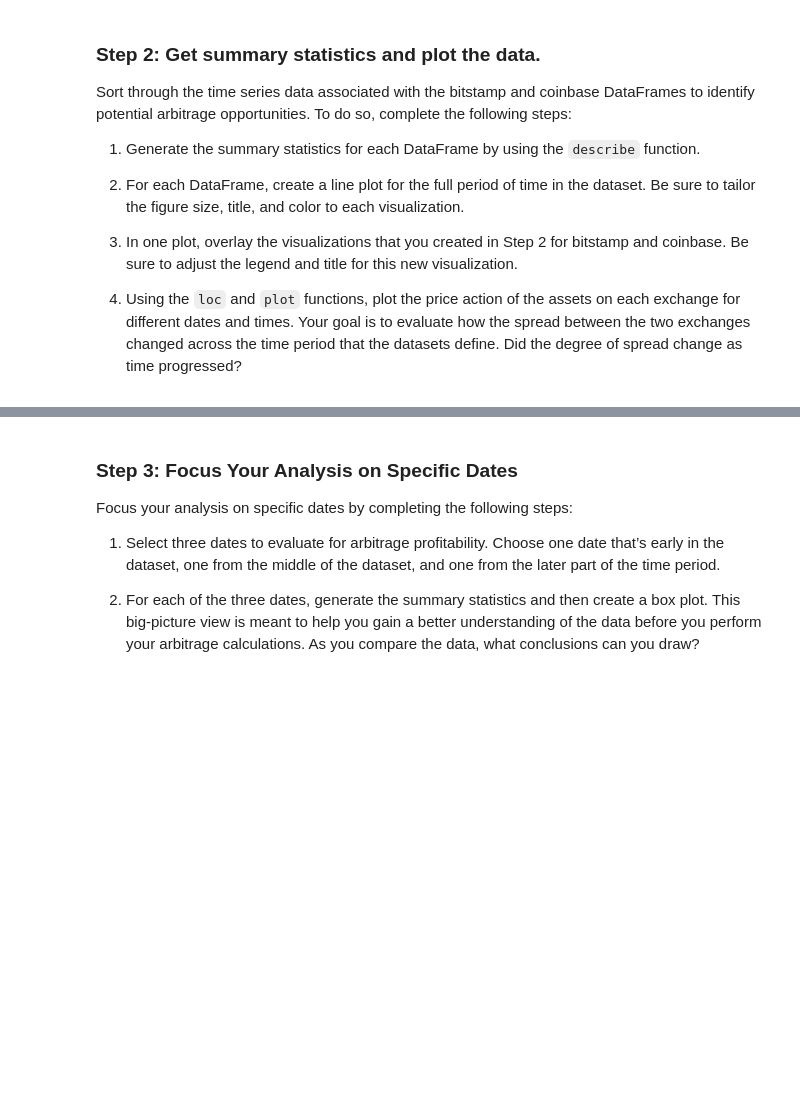
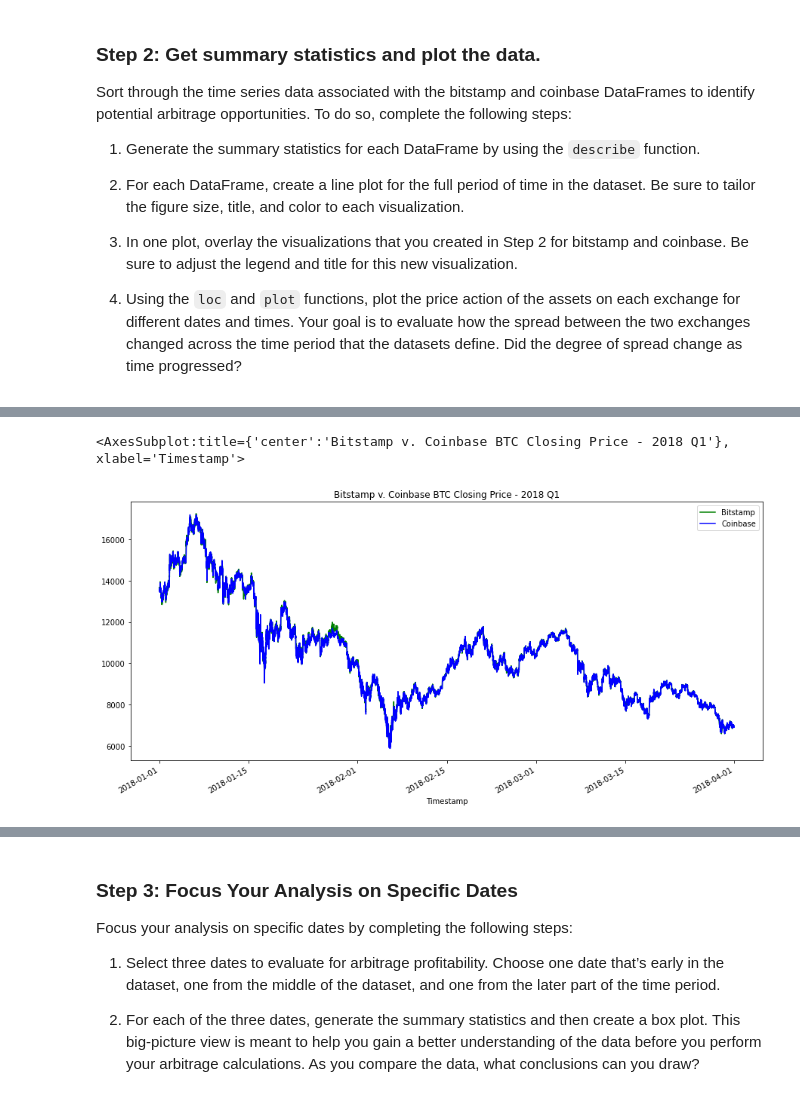
Before and after one commit to johngru/bitcoin_arbitrage_analysis, a Jupyter notebook: crypto_arbitrage.ipynb, the cells around one changed output, grey strips where cells are left out. Cells and saved outputs as stored; diff of their text form; code cells hidden in the pictures; blank space fills up the shorter version.

```diff
--- a/crypto_arbitrage.ipynb
+++ b/crypto_arbitrage.ipynb
@@ -315,8 +361,21 @@ Sort through the time series data associated with the bitstamp and coinbase Data
 # %%
 # Overlay the visualizations for the bitstamp and coinbase DataFrames in one plot
 # The plot should visualize the prices over the full lenth of the dataset
 # Be sure to include the parameters: legend, figure size, title, and color and label
-# YOUR CODE HERE
+bitstamp_sliced.plot(kind='line',
+                     legend=True,
+                     label='Bitstamp',
+              figsize=(15,7),
+              title='Bitstamp v. Coinbase BTC Closing Price - 2018 Q1',
+              color='green')
+coinbase_sliced.plot(kind='line',
+                     legend=True,
+                     label='Coinbase',
+              figsize=(15,7),
+              color='blue')
+# %% [output]
+<AxesSubplot:title={'center':'Bitstamp v. Coinbase BTC Closing Price - 2018 Q1'}, xlabel='Timestamp'>
+[figure, added]
 # %%
 # Using the loc and plot functions, create an overlay plot that visualizes
 # the price action of both DataFrames for a one month period early in the dataset
```
Also changed, not shown: parts of 37 cells of this notebook.
